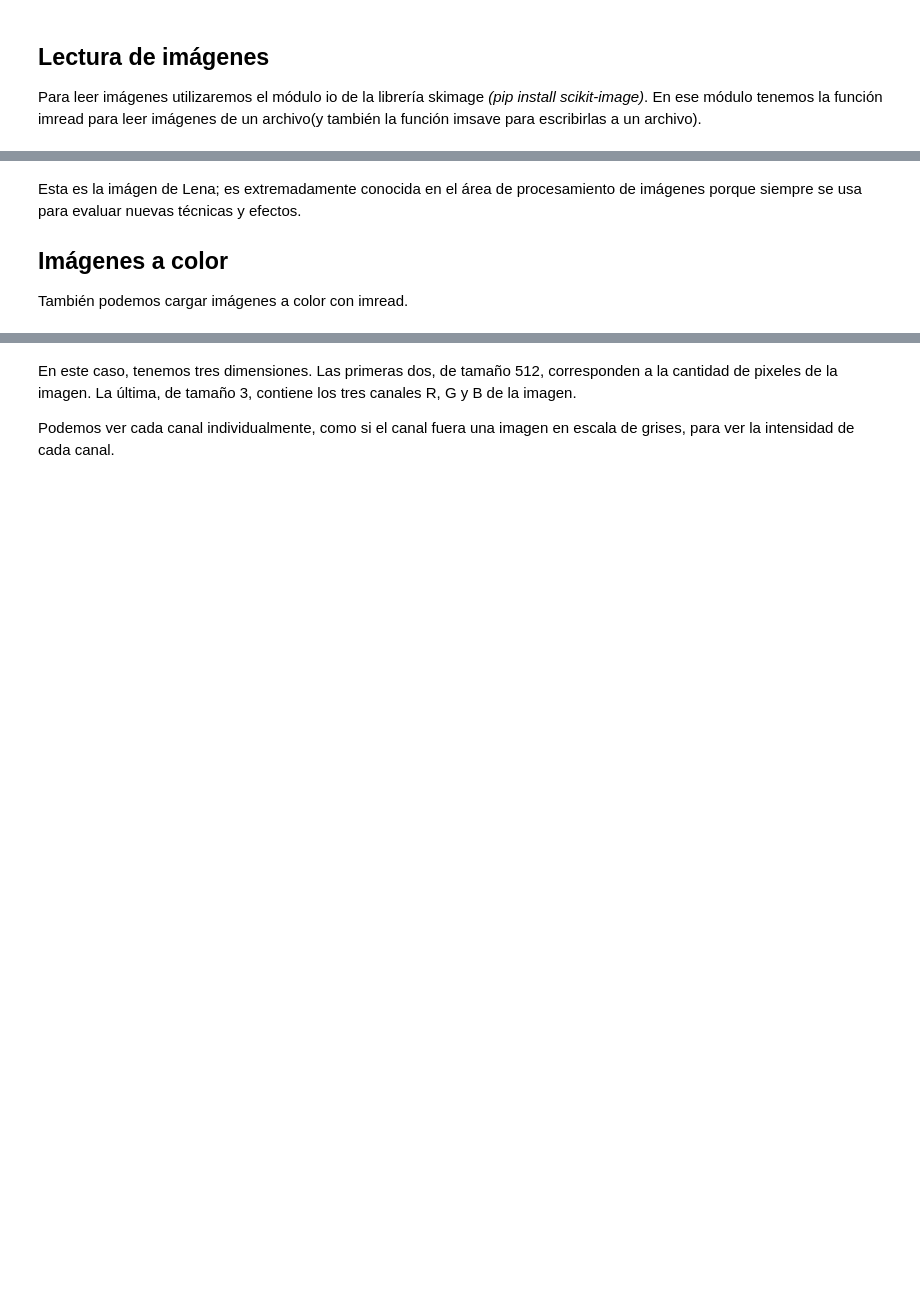
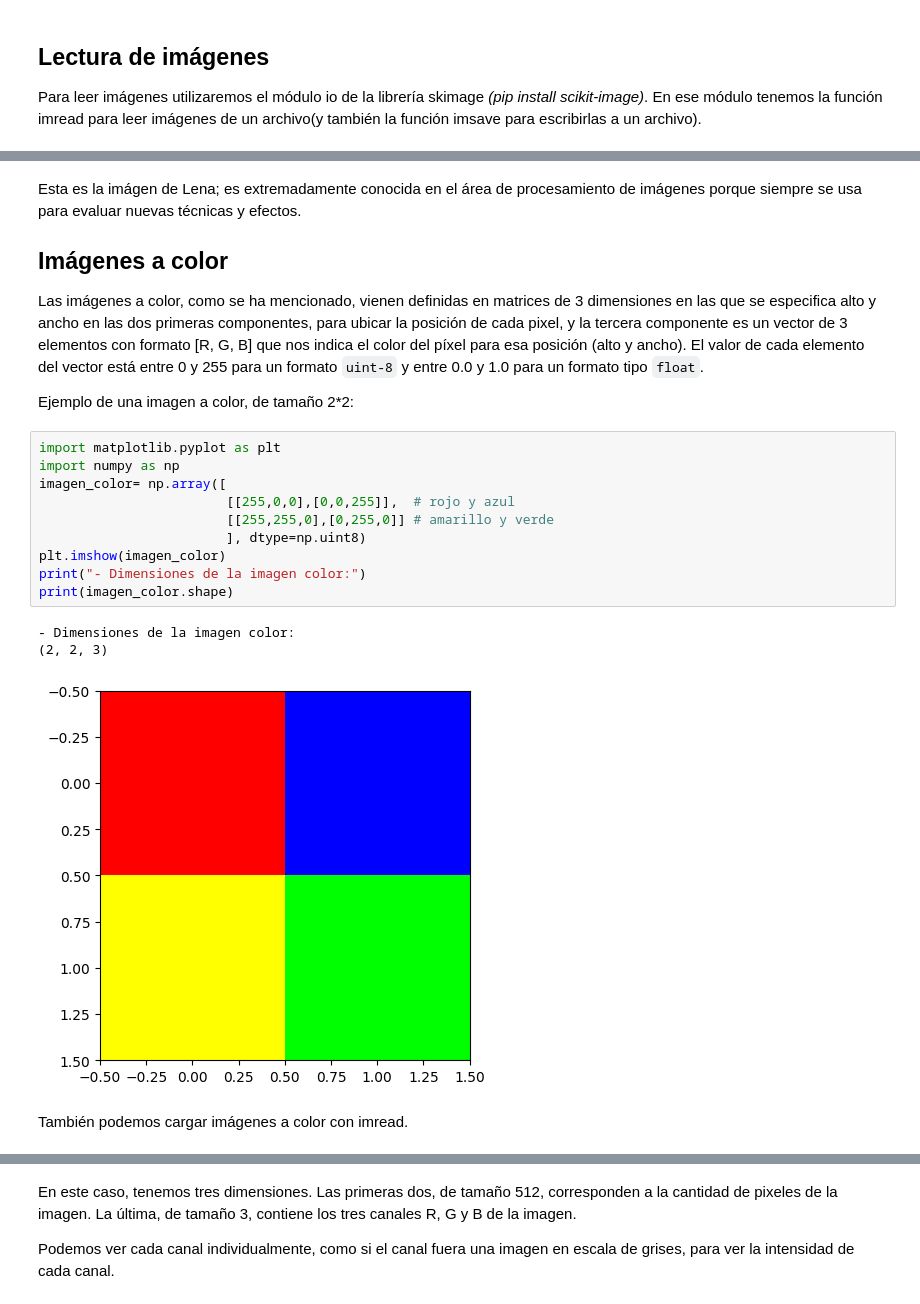
Before and after one commit to CEIABDRibera/CEIABD_MODULOS_IA, a Jupyter notebook: PROGRAMACION DE INTELIGENCIA ARTIFICIAL/NOTEBOOKS DEL AULA/PROCESADO_IMAGEN/1_Procesado de imagen.ipynb, the cells around one changed output, grey strips where cells are left out. Cells and saved outputs as stored; diff of their text form; blank space fills up the shorter version.

```diff
--- a/PROGRAMACION DE INTELIGENCIA ARTIFICIAL/NOTEBOOKS DEL AULA/PROCESADO_IMAGEN/1_Procesado de imagen.ipynb
+++ b/PROGRAMACION DE INTELIGENCIA ARTIFICIAL/NOTEBOOKS DEL AULA/PROCESADO_IMAGEN/1_Procesado de imagen.ipynb
@@ -139,5 +165,24 @@ plt.imshow(image,vmin=0,vmax=1)
 Esta es la imágen de Lena; es extremadamente conocida en el área de procesamiento de imágenes porque siempre se usa para evaluar nuevas técnicas y efectos.
 
 ## Imágenes a color
-También podemos cargar imágenes a color con imread.
+
+Las imágenes a color, como se ha mencionado, vienen definidas en matrices de 3 dimensiones en las que se especifica alto y ancho en las dos primeras componentes, para ubicar la posición de cada pixel, y la tercera componente es un vector de 3 elementos con formato [R, G, B] que nos indica el color del píxel para esa posición (alto y ancho). El valor de cada elemento del vector está entre 0 y 255 para un formato `uint-8` y entre 0.0 y 1.0 para un formato tipo `float`.
+
+Ejemplo de una imagen a color, de tamaño 2*2:
+# %%
+import matplotlib.pyplot as plt
+import numpy as np
+imagen_color= np.array([
+                        [[255,0,0],[0,0,255]],  # rojo y azul
+                        [[255,255,0],[0,255,0]] # amarillo y verde
+                        ], dtype=np.uint8)
+plt.imshow(imagen_color)
+print("- Dimensiones de la imagen color:")
+print(imagen_color.shape)
+# %% [output]
+- Dimensiones de la imagen color:
+(2, 2, 3)
+[figure, added]
+# %% [markdown]
+También podemos cargar imágenes a color con imread.
 # %%
```
Also changed, not shown: parts of 8 cells of this notebook, 5 other files.
